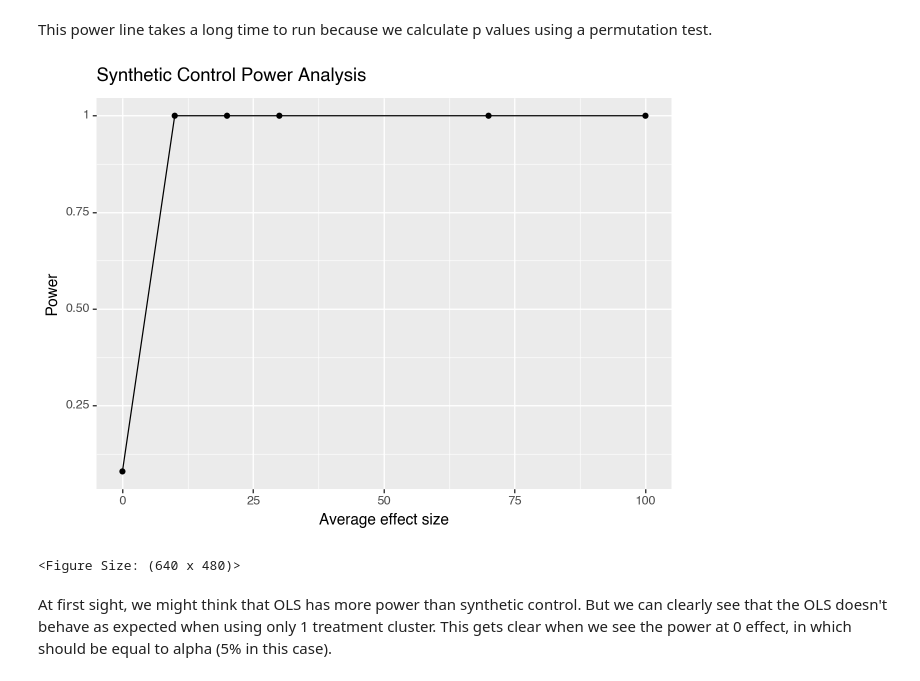
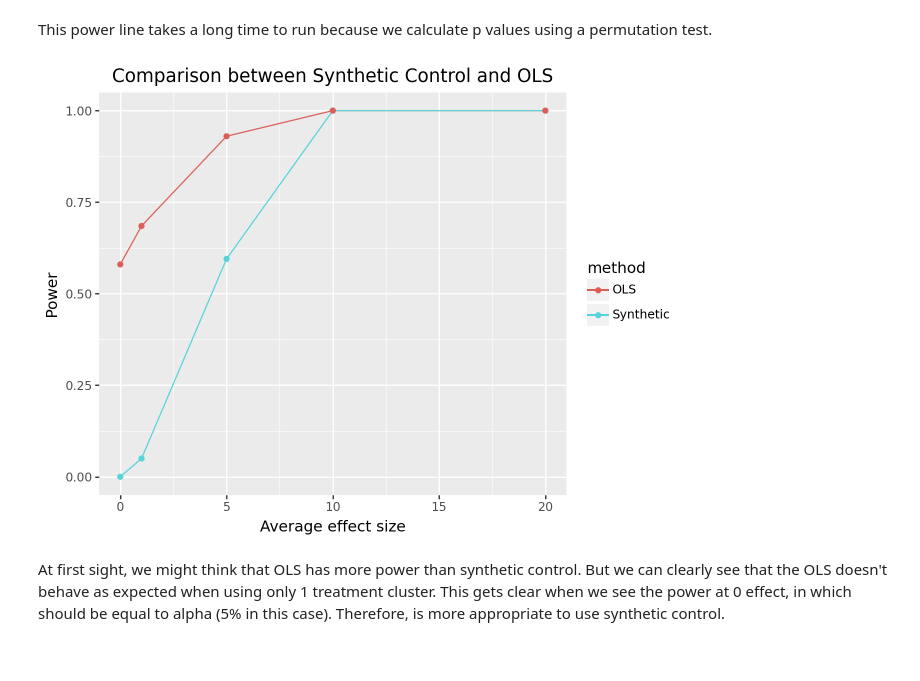
Before and after one commit to david26694/cluster-experiments, a Jupyter notebook: docs/synthetic_control.ipynb, the cells around one changed output. Cells and saved outputs as stored; diff of their text form; code cells hidden in the pictures.

```diff
--- a/docs/synthetic_control.ipynb
+++ b/docs/synthetic_control.ipynb
@@ -82,7 +79,7 @@ analysis = SyntheticControlAnalysis(
 )
 
 pw = PowerAnalysisWithPreExperimentData(
-     splitter=sw, analysis=analysis, n_simulations=100, perturbator=perturbator
+     splitter=sw, analysis=analysis, n_simulations=200, perturbator=perturbator
 )
 # %%
 point_estimates = list(pw.simulate_point_estimate(df))
@@ -134,15 +128,14 @@ ols_df = pd.DataFrame({'effect' : p_ols.keys(),
 df_results = pd.concat([synth_df, ols_df])
 # %%
 (
-p9.ggplot(df_results, p9.aes(x='effect', y='power'))
+p9.ggplot(df_results, p9.aes(x='effect', y='power', color='method'))
 + p9.geom_line()
 + p9.geom_point()
 + p9.labs(
-    title="Synthetic Control Power Analysis",
+    title="Comparison between Synthetic Control and OLS",
     x="Average effect size", y="Power"
 ))
 # %% [output]
-[figure, old version]
+[figure, new version]
-<Figure Size: (640 x 480)>
 # %% [markdown]
-At first sight, we might think that OLS has more power than synthetic control. But we can clearly see that the OLS doesn't behave as expected when using only 1 treatment cluster. This gets clear when we see the power at 0 effect, in which should be equal to alpha (5% in this case).
+At first sight, we might think that OLS has more power than synthetic control. But we can clearly see that the OLS doesn't behave as expected when using only 1 treatment cluster. This gets clear when we see the power at 0 effect, in which should be equal to alpha (5% in this case). Therefore, is more appropriate to use synthetic control.
```
Also changed, not shown: parts of 5 cells of this notebook, 7 other files.
